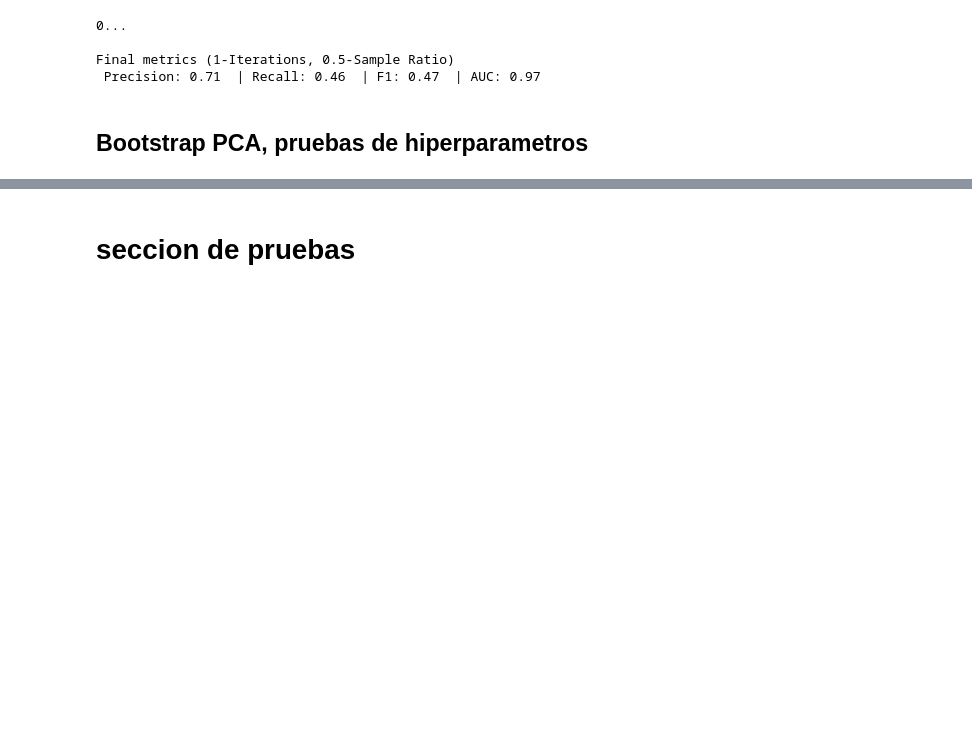
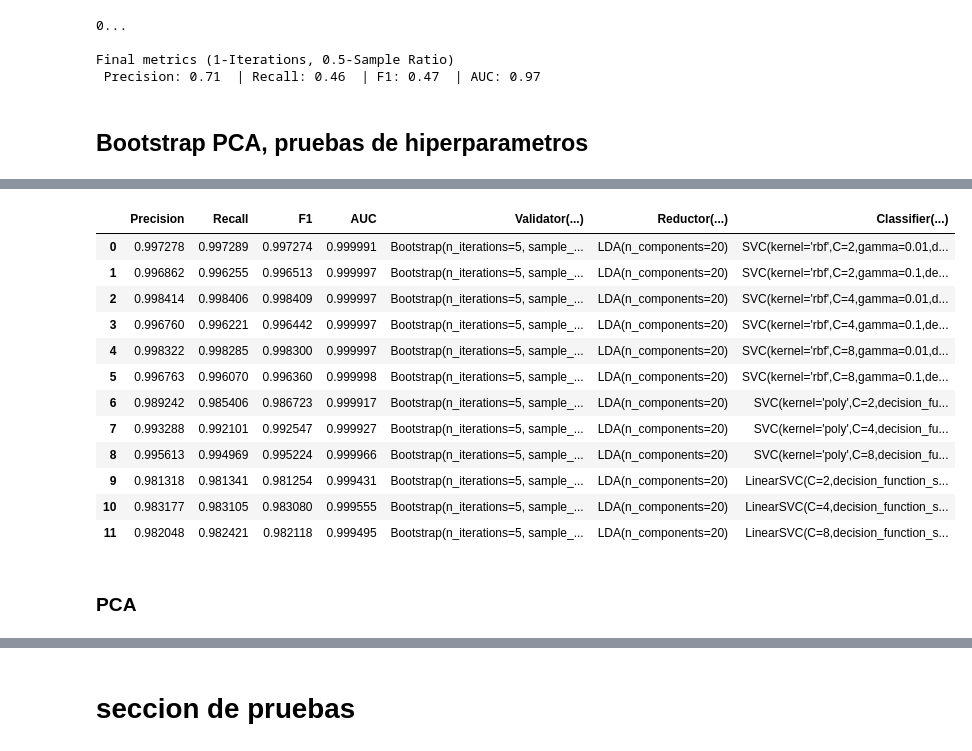
Before and after one commit to Mauricio-Bernuy/P2-IA, a Jupyter notebook: P2IA.ipynb, the cells around one changed output, grey strips where cells are left out. Cells and saved outputs as stored; diff of their text form; code cells hidden in the pictures; blank space fills up the shorter version.

```diff
--- a/P2IA.ipynb
+++ b/P2IA.ipynb
@@ -986,0 +830,18 @@ for it in [5]:
+# %%
+SVM_BS_LDA_df #BOOTSTRAP
+# %% [output]
+|  | Precision | Recall | F1 | AUC | Validator(...) | Reductor(...) | Classifier(...) |
+| 0 | 0.997278 | 0.997289 | 0.997274 | 0.999991 | Bootstrap(n_iterations=5, sample_... | LDA(n_components=20) | SVC(kernel='rbf',C=2,gamma=0.01,d... |
+| 1 | 0.996862 | 0.996255 | 0.996513 | 0.999997 | Bootstrap(n_iterations=5, sample_... | LDA(n_components=20) | SVC(kernel='rbf',C=2,gamma=0.1,de... |
+| 2 | 0.998414 | 0.998406 | 0.998409 | 0.999997 | Bootstrap(n_iterations=5, sample_... | LDA(n_components=20) | SVC(kernel='rbf',C=4,gamma=0.01,d... |
+| 3 | 0.996760 | 0.996221 | 0.996442 | 0.999997 | Bootstrap(n_iterations=5, sample_... | LDA(n_components=20) | SVC(kernel='rbf',C=4,gamma=0.1,de... |
+| 4 | 0.998322 | 0.998285 | 0.998300 | 0.999997 | Bootstrap(n_iterations=5, sample_... | LDA(n_components=20) | SVC(kernel='rbf',C=8,gamma=0.01,d... |
+| 5 | 0.996763 | 0.996070 | 0.996360 | 0.999998 | Bootstrap(n_iterations=5, sample_... | LDA(n_components=20) | SVC(kernel='rbf',C=8,gamma=0.1,de... |
+| 6 | 0.989242 | 0.985406 | 0.986723 | 0.999917 | Bootstrap(n_iterations=5, sample_... | LDA(n_components=20) | SVC(kernel='poly',C=2,decision_fu... |
+| 7 | 0.993288 | 0.992101 | 0.992547 | 0.999927 | Bootstrap(n_iterations=5, sample_... | LDA(n_components=20) | SVC(kernel='poly',C=4,decision_fu... |
+| 8 | 0.995613 | 0.994969 | 0.995224 | 0.999966 | Bootstrap(n_iterations=5, sample_... | LDA(n_components=20) | SVC(kernel='poly',C=8,decision_fu... |
+| 9 | 0.981318 | 0.981341 | 0.981254 | 0.999431 | Bootstrap(n_iterations=5, sample_... | LDA(n_components=20) | LinearSVC(C=2,decision_function_s... |
+| 10 | 0.983177 | 0.983105 | 0.983080 | 0.999555 | Bootstrap(n_iterations=5, sample_... | LDA(n_components=20) | LinearSVC(C=4,decision_function_s... |
+| 11 | 0.982048 | 0.982421 | 0.982118 | 0.999495 | Bootstrap(n_iterations=5, sample_... | LDA(n_components=20) | LinearSVC(C=8,decision_function_s... |
+# %% [markdown]
+### PCA
```
Also changed, not shown: parts of 49 cells of this notebook, 17 other files.
